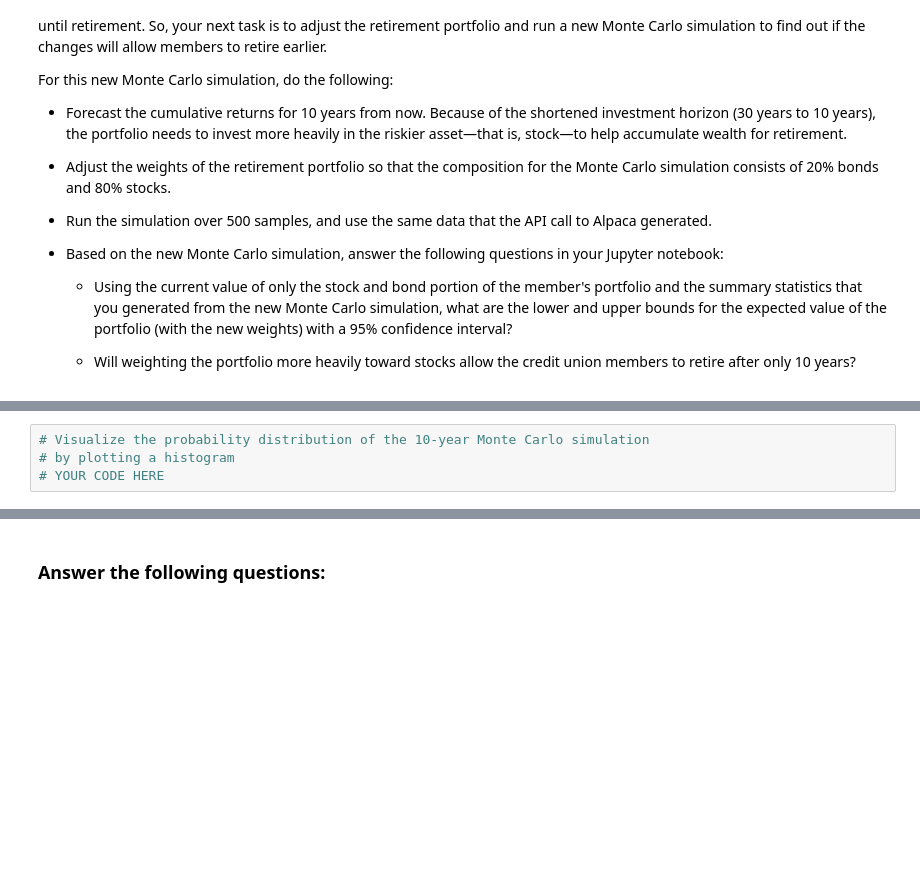
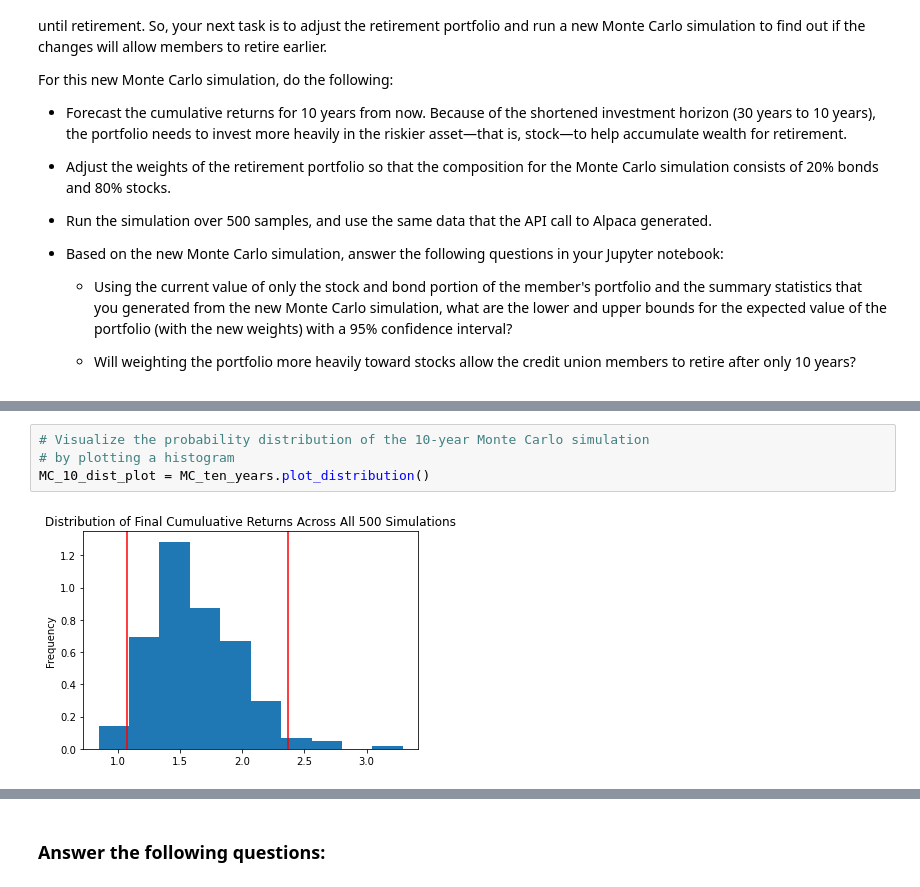
Before and after one commit to nomibold/Module_5_Challenge, a Jupyter notebook: financial_planning_tools.ipynb, the cells around one changed output, grey strips where cells are left out. Drawn from its saved outputs; the diff is of its cells as text; blank space fills up the shorter version.

```diff
--- a/financial_planning_tools.ipynb
+++ b/financial_planning_tools.ipynb
@@ -621,7 +679,9 @@ For this new Monte Carlo simulation, do the following:
 # %%
 # Visualize the probability distribution of the 10-year Monte Carlo simulation
 # by plotting a histogram
-# YOUR CODE HERE
+MC_10_dist_plot = MC_ten_years.plot_distribution()
+# %% [output]
+[figure, added]
 # %%
 # Generate summary statistics from the 10-year Monte Carlo simulation results
 # Save the results as a variable
```
Also changed, not shown: parts of 8 cells of this notebook.
